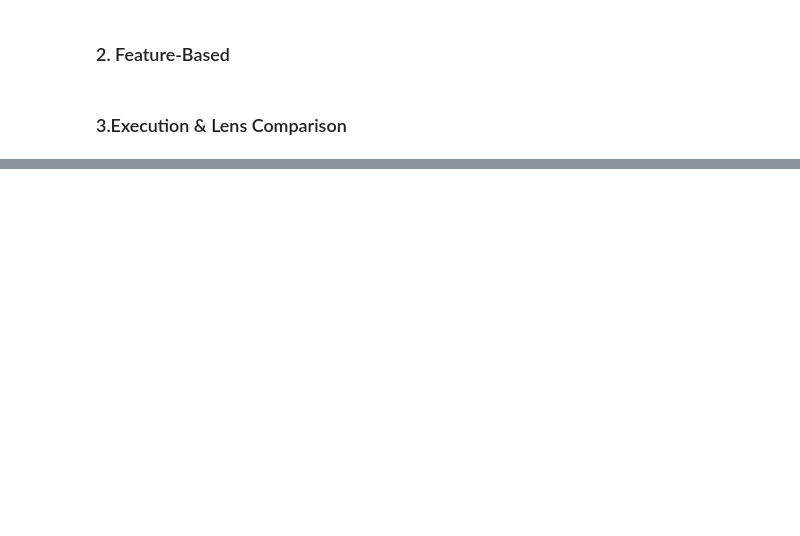
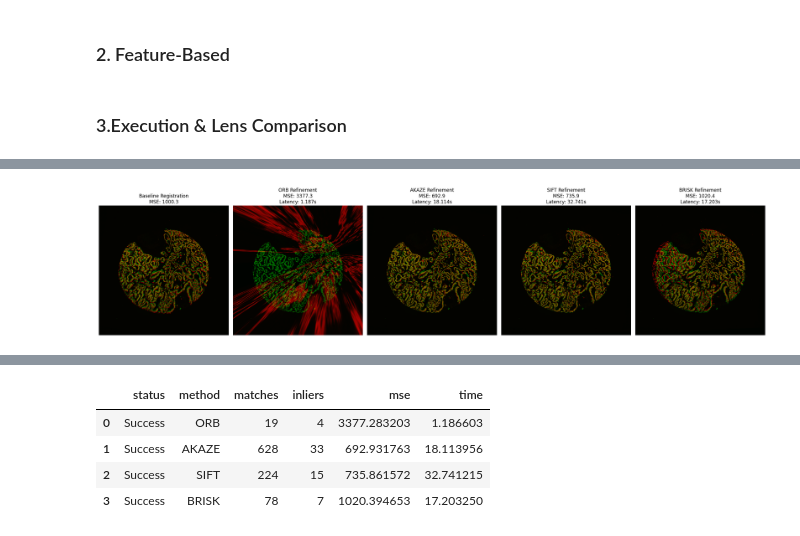
Before and after one commit to junming732/3D-TMA-Register, a Jupyter notebook: experiments/experiment_feature_stack.ipynb, the cells around one changed output, grey strips where cells are left out. Cells and saved outputs as stored; diff of their text form; code cells hidden in the pictures; blank space fills up the shorter version.

Commit message:
added experiments

```diff
--- a/experiments/experiment_feature_stack.ipynb
+++ b/experiments/experiment_feature_stack.ipynb
@@ -126,56 +145,66 @@ def solve_residual_features(fixed_8bit, moving_8bit, method="ORB"):
 # %% [markdown]
 ### 3.Execution & Lens Comparison
 # %%
-# --- RUN EXPERIMENT ---
-methods = ["ORB", "AKAZE", "SIFT"] # Add SIFT if opencv-contrib is installed
+import pandas as pd
+import matplotlib.pyplot as plt
+
+# Define evaluation parameters
+methods = ["ORB", "AKAZE", "SIFT", "BRISK"]
 results = []
 images = {}
 
-# 1. Calculate Baseline (Rough Alignment) Error
-baseline_mse = np.mean((cv_fixed - cv_moving) ** 2)
-print(f"BASELINE (Rough) MSE: {baseline_mse:.2f}\n" + "-"*40)
+# Baseline Error Calculation
+f_base = cv_fixed.astype(np.float32)
+m_base = cv_moving.astype(np.float32)
+baseline_mse = np.mean((f_base - m_base) ** 2)
 
-# 2. Test Methods
+logger.info(f"Baseline Mean Squared Error: {baseline_mse:.2f}")
+
+# Execution Loop
 for m in methods:
-    print(f"Testing {m}...", end=" ")
+    logger.info(f"Initiating descriptor extraction protocol: {m}")
     res = solve_residual_features(cv_fixed, cv_moving, method=m)
 
     if res["status"] == "Success":
         imp = baseline_mse - res["mse"]
-        print(f"Done. Matches: {res['matches']} | Inliers: {res['inliers']} | MSE: {res['mse']:.2f} (Imp: {imp:.2f})")
+        logger.info(f"Protocol {m} complete. Matches: {res['matches']} | Inliers: {res['inliers']} | MSE: {res['mse']:.2f} | Improvement: {imp:.2f}")
         results.append(res)
         images[m] = res["warped"]
     else:
-        print(f"Failed. Reason: {res['status']}")
+        logger.error(f"Protocol {m} aborted. Reason: {res['status']}")
 
-# --- VISUALIZATION ---
+# Visualization Rendering
 if results:
-    fig, axes = plt.subplots(1, len(results) + 1, figsize=(20, 8))
+    fig, axes = plt.subplots(1, len(results) + 1, figsize=(24, 8))
 
-    # Helper to create Green/Magenta overlay
+    #def make_overlay(img1, img2):
+        #g = img1.astype(float) / 255.0
+        #m_color = img2.astype(float) / 255.0
+        #return np.dstack((m_color, g, m_color))
+
     def make_overlay(img1, img2):
-        # Img1 = Green, Img2 = Magenta
-        # This color combo is colorblind-safe and high contrast
-        g = img1.astype(float) / 255.0
-        m = img2.astype(float) / 255.0
-        return np.dstack((m, g, m)) # R, G, B
+        g_channel = img1.astype(float) / 255.0
+        r_channel = img2.astype(float) / 255.0
+        b_channel = np.zeros_like(g_channel)
 
-    # Plot Baseline
+        # Hardware RGB Indexing: (0: Red, 1: Green, 2: Blue)
+        return np.dstack((r_channel, g_channel, b_channel))
+
     axes[0].imshow(make_overlay(cv_fixed, cv_moving))
-    axes[0].set_title(f"Baseline (Rough)\nMSE: {baseline_mse:.1f}")
+    axes[0].set_title(f"Baseline Registration\nMSE: {baseline_mse:.1f}")
     axes[0].axis('off')
 
-    # Plot Results
     for i, res in enumerate(results):
         overlay = make_overlay(cv_fixed, res["warped"])
         axes[i+1].imshow(overlay)
-        axes[i+1].set_title(f"{res['method']} (Refined)\nMSE: {res['mse']:.1f}\nTime: {res['time']:.3f}s")
+        axes[i+1].set_title(f"{res['method']} Refinement\nMSE: {res['mse']:.1f}\nLatency: {res['time']:.3f}s")
         axes[i+1].axis('off')
 
     plt.tight_layout()
     plt.show()
 
-    # Table Summary
+    # Telemetry Summary
     df = pd.DataFrame(results).drop(columns=["warped", "H"])
-    print("\nSummary Table:")
-    print(df.to_string(index=False))
+    logger.info("Experimental Telemetry Summary DataFrame generated.")
+    display(df)
+# %% [output]
@@ -181,0 +220 @@ if results:
+[figure, added]
@@ -181,0 +222,5 @@ if results:
+|  | status | method | matches | inliers | mse | time |
+| 0 | Success | ORB | 19 | 4 | 3377.283203 | 1.186603 |
+| 1 | Success | AKAZE | 628 | 33 | 692.931763 | 18.113956 |
+| 2 | Success | SIFT | 224 | 15 | 735.861572 | 32.741215 |
+| 3 | Success | BRISK | 78 | 7 | 1020.394653 | 17.203250 |
```
Also changed, not shown: parts of 5 cells of this notebook, 5 other files.
